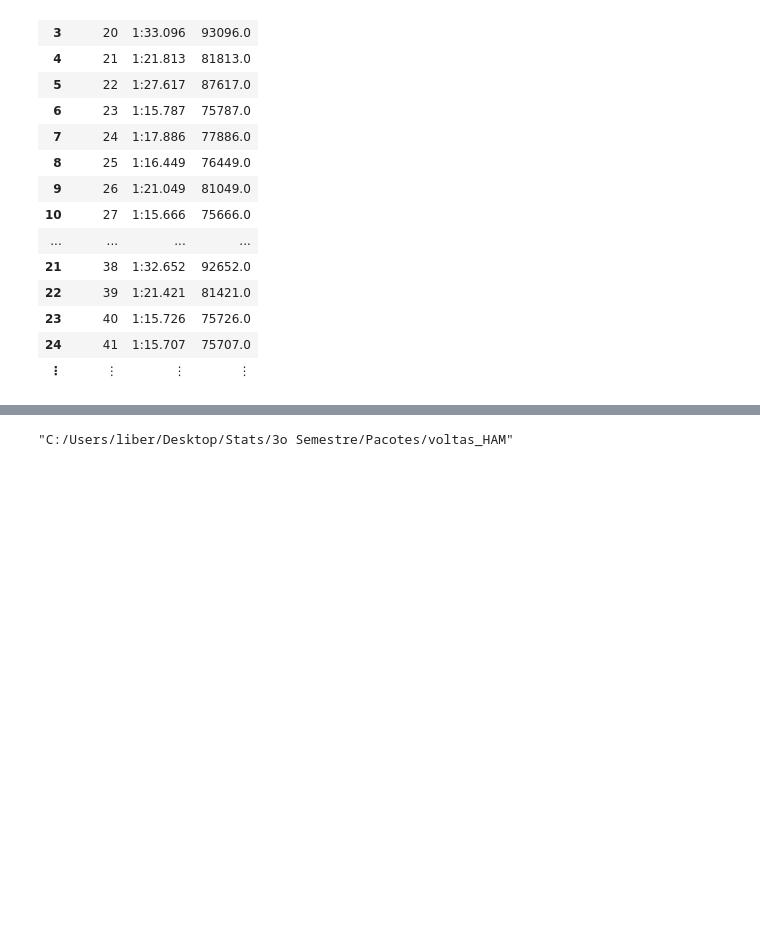
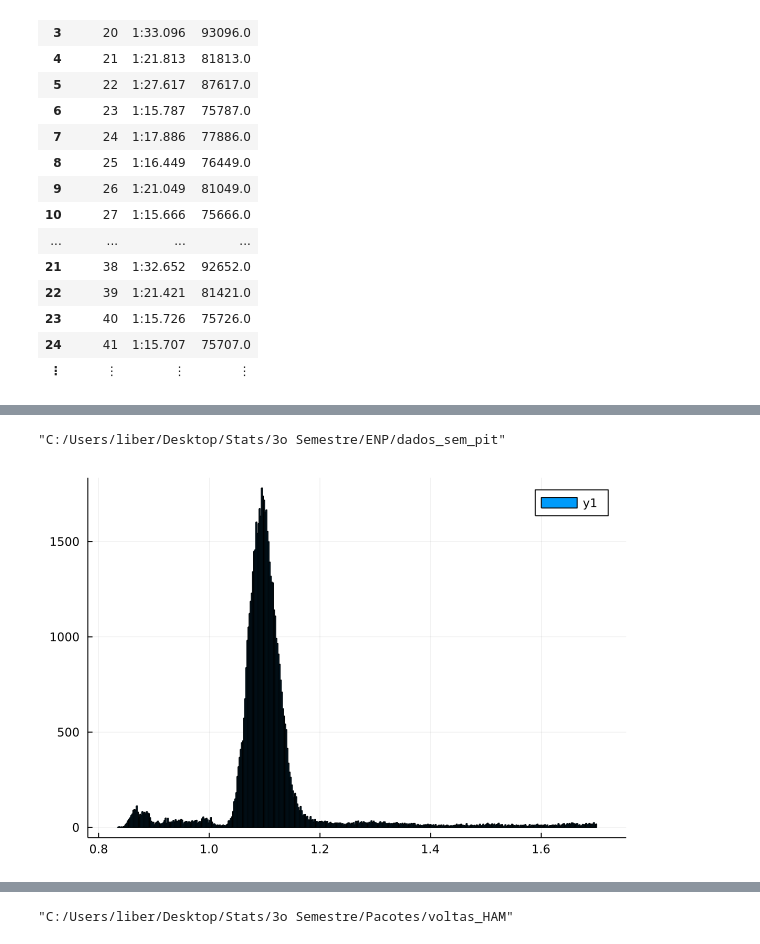
Before and after one commit to LLTeixeira/Portifolio, a Jupyter notebook: F1_A2.ipynb, the cells around one changed output, grey strips where cells are left out. Saved outputs shown, nothing was run; the diff lists cells and outputs as text; code cells hidden in the pictures; blank space fills up the shorter version.

```diff
--- a/F1_A2.ipynb
+++ b/F1_A2.ipynb
@@ -97,3 +101,5 @@ qualis = qualis[:, [:raceId, :q3]]
 | 23 | 40 | 1:15.726 |
 | 24 | 41 | 1:15.707 |
 | ⋮ | ⋮ | ⋮ |
+# %%
+pit_stops = DataFrame(CSV.File("C:/Users/liber/Documents/GitHub/Portifolio/F1_dataset/pit_stops.csv"))
@@ -180,3 +206,5 @@ qualis = qualis[qualis.PACE .> 0, :]
 | 23 | 40 | 1:15.726 | 75726.0 |
 | 24 | 41 | 1:15.707 | 75707.0 |
 | ⋮ | ⋮ | ⋮ | ⋮ |
+# %%
+dados = innerjoin(dados, qualis, on = :raceId)
@@ -182,0 +231,2 @@ qualis = qualis[qualis.PACE .> 0, :]
+# %%
+dados_sem_pit = antijoin(dados, pit_stops, on = [:raceId, :lap])
@@ -182,0 +253,2 @@ qualis = qualis[qualis.PACE .> 0, :]
+# %%
+dados_sem_pit.volta_ajustada = dados_sem_pit.milliseconds./dados_sem_pit.PACE
@@ -182,0 +273,9 @@ qualis = qualis[qualis.PACE .> 0, :]
+# %%
+CSV.write("C:/Users/liber/Desktop/Stats/3o Semestre/ENP/dados_sem_pit", dados_sem_pit)
+# %% [output]
+"C:/Users/liber/Desktop/Stats/3o Semestre/ENP/dados_sem_pit"
+# %%
+#dados_sem_pit = dados_sem_pit[dados_sem_pit.volta_ajustada .< 1.70, :]
+histogram(dados_sem_pit.volta_ajustada)
+# %% [output]
+[figure, added]
```
Also changed, not shown: parts of 12 cells of this notebook, 4 other files.
